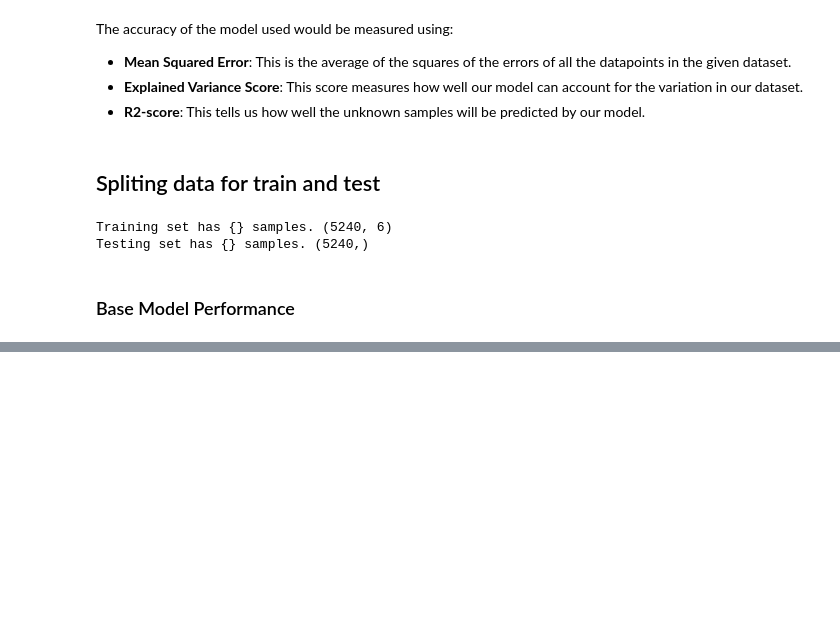
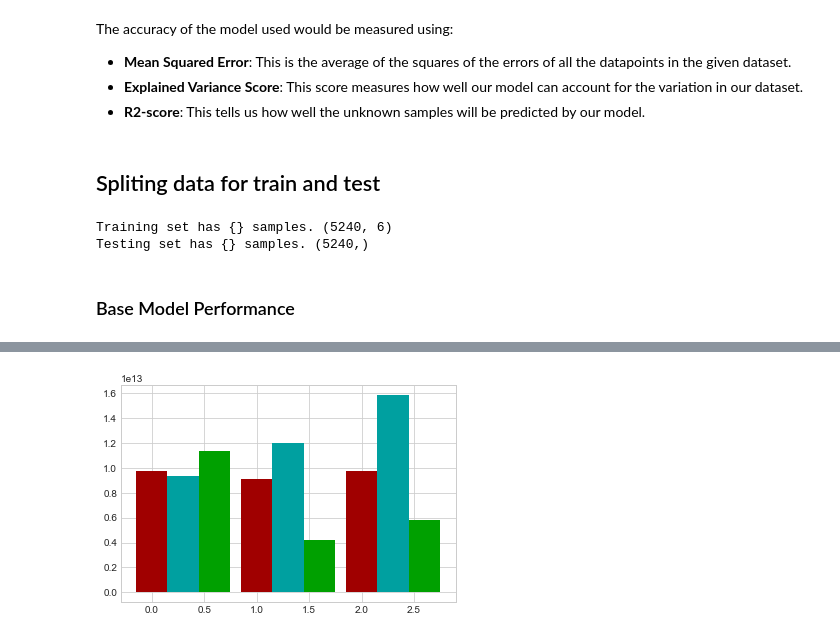
Before and after one commit to victorlenerd/lagos_housing, a Jupyter notebook: lagos_housing.ipynb, the cells around one changed output, grey strips where cells are left out. Cells and saved outputs as stored; diff of their text form; code cells hidden in the pictures; blank space fills up the shorter version.

```diff
--- a/lagos_housing.ipynb
+++ b/lagos_housing.ipynb
@@ -244,0 +256,41 @@ R2-score:  0.12
+# %%
+def train_predict(learner, sample_size, X_train, y_train, X_test, y_test):
+    results = {}
+    start = time()
+    learner.fit(X_train[:sample_size], y_train[:sample_size])
+    end = time()
+    results['train_time'] = end - start
+
+    start = time()
+    prediction_test = learner.predict(X_test)
+    prediction_train = learner.predict(X_train[:100])
+    end = time()
+
+    acc_train = accuracy(prediction_train[:100], y_train[:100])
+    acc_test = accuracy(prediction_test[:100], y_test[:100])
+
+    results['pred_time'] = end - start
+    results['r2_score_train'] = acc_train['r2_score']
+    results['mse_train'] = acc_train['mse']
+    results['r2_score_test'] = acc_test['r2_score']
+    results['mse_test'] = acc_test['mse']
+
+    print(learner.__class__.__name__, "trained on", sample_size, "samples.")
+
+    return results
+# %%
+samples_100 = len(y_train)
+samples_10 = int(math.floor((samples_100 * 10) / 100))
+samples_1 = int(math.floor((samples_100 * 1) / 100))
+# %%
+clf_a = linear_model.Ridge()
+clf_b = LinearSVC()
+clf_c = DecisionTreeRegressor()
+# %%
+results = {}
+for clf in [clf_a, clf_b, clf_c]:
+    clf_name = clf.__class__.__name__
+    results[clf_name] = {}
+    for i, samples in enumerate([samples_1, samples_10, samples_100]):
+        results[clf_name][i] = \
+        train_predict(clf, samples, X_train, y_train, X_test, y_test)
@@ -244,0 +327,4 @@ R2-score:  0.12
+# %%
+evaluate(results)
+# %% [output]
+[figure, added]
```
Also changed, not shown: parts of 9 cells of this notebook.
